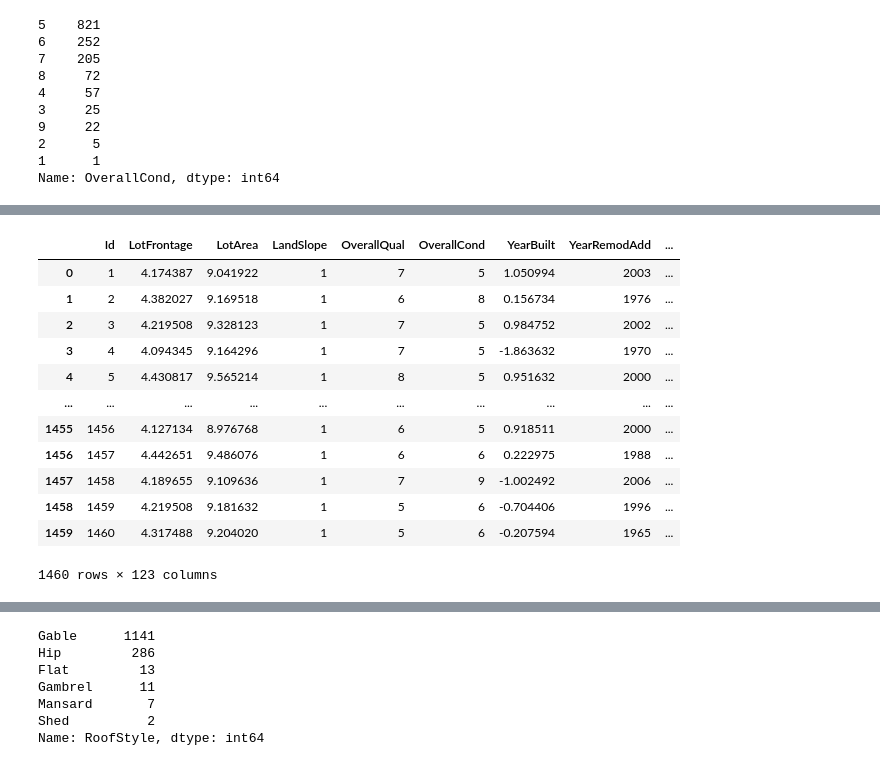
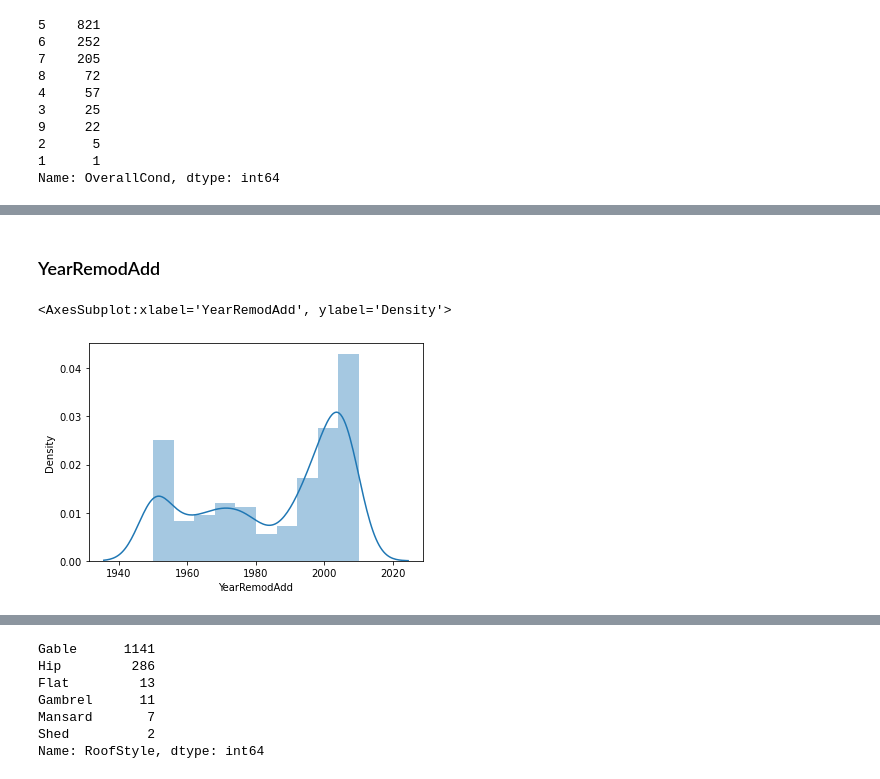
Before and after one commit to marbc3/House-Price-Prediction, a Jupyter notebook: House Price Prediction.ipynb, the cells around one changed output, grey strips where cells are left out. Cells and saved outputs as stored; diff of their text form; code cells hidden in the pictures.

```diff
--- a/House Price Prediction.ipynb
+++ b/House Price Prediction.ipynb
@@ -553,16 +445,7 @@ df_test["YearBuilt"]=preprocessing.scale(df_test.YearBuilt)
+# %% [markdown]
+### YearRemodAdd
 # %%
-df
+sns.distplot(df.YearRemodAdd)
 # %% [output]
-|  | Id | LotFrontage | LotArea | LandSlope | OverallQual | OverallCond | YearBuilt | YearRemodAdd | ... |
-| 0 | 1 | 4.174387 | 9.041922 | 1 | 7 | 5 | 1.050994 | 2003 | ... |
-| 1 | 2 | 4.382027 | 9.169518 | 1 | 6 | 8 | 0.156734 | 1976 | ... |
-| 2 | 3 | 4.219508 | 9.328123 | 1 | 7 | 5 | 0.984752 | 2002 | ... |
-| 3 | 4 | 4.094345 | 9.164296 | 1 | 7 | 5 | -1.863632 | 1970 | ... |
-| 4 | 5 | 4.430817 | 9.565214 | 1 | 8 | 5 | 0.951632 | 2000 | ... |
-| ... | ... | ... | ... | ... | ... | ... | ... | ... | ... |
-| 1455 | 1456 | 4.127134 | 8.976768 | 1 | 6 | 5 | 0.918511 | 2000 | ... |
-| 1456 | 1457 | 4.442651 | 9.486076 | 1 | 6 | 6 | 0.222975 | 1988 | ... |
-| 1457 | 1458 | 4.189655 | 9.109636 | 1 | 7 | 9 | -1.002492 | 2006 | ... |
-| 1458 | 1459 | 4.219508 | 9.181632 | 1 | 5 | 6 | -0.704406 | 1996 | ... |
-| 1459 | 1460 | 4.317488 | 9.204020 | 1 | 5 | 6 | -0.207594 | 1965 | ... |
-1460 rows × 123 columns
+<AxesSubplot:xlabel='YearRemodAdd', ylabel='Density'>
+[figure, added]
```
Also changed, not shown: parts of 28 cells of this notebook.
